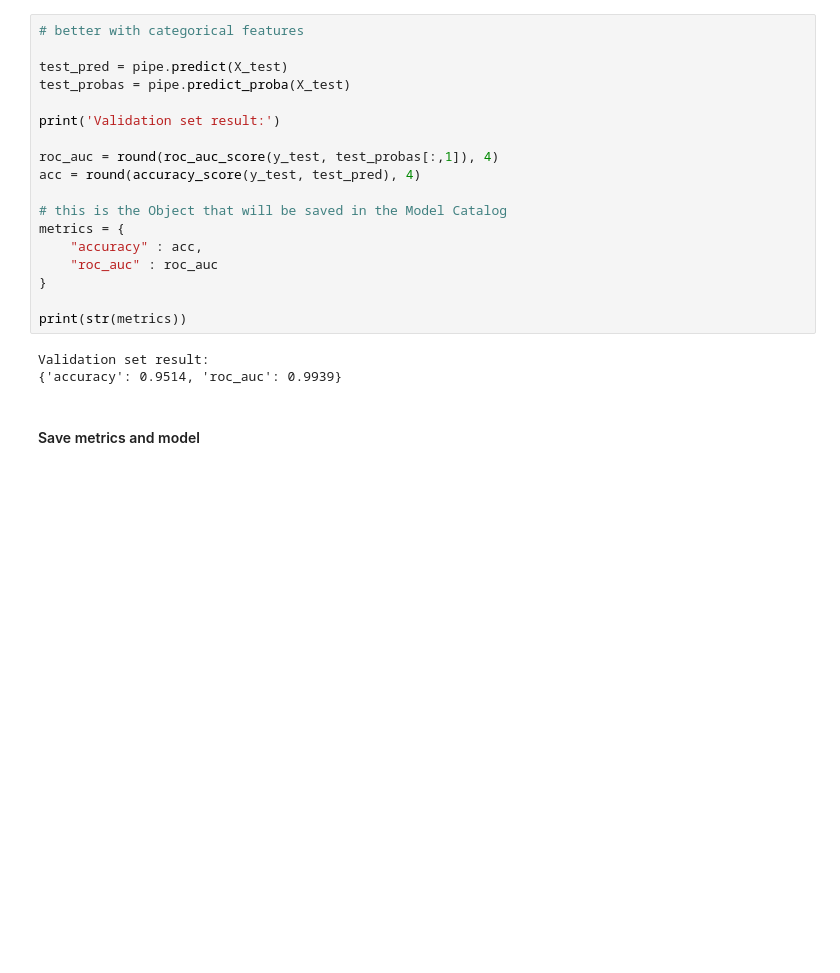
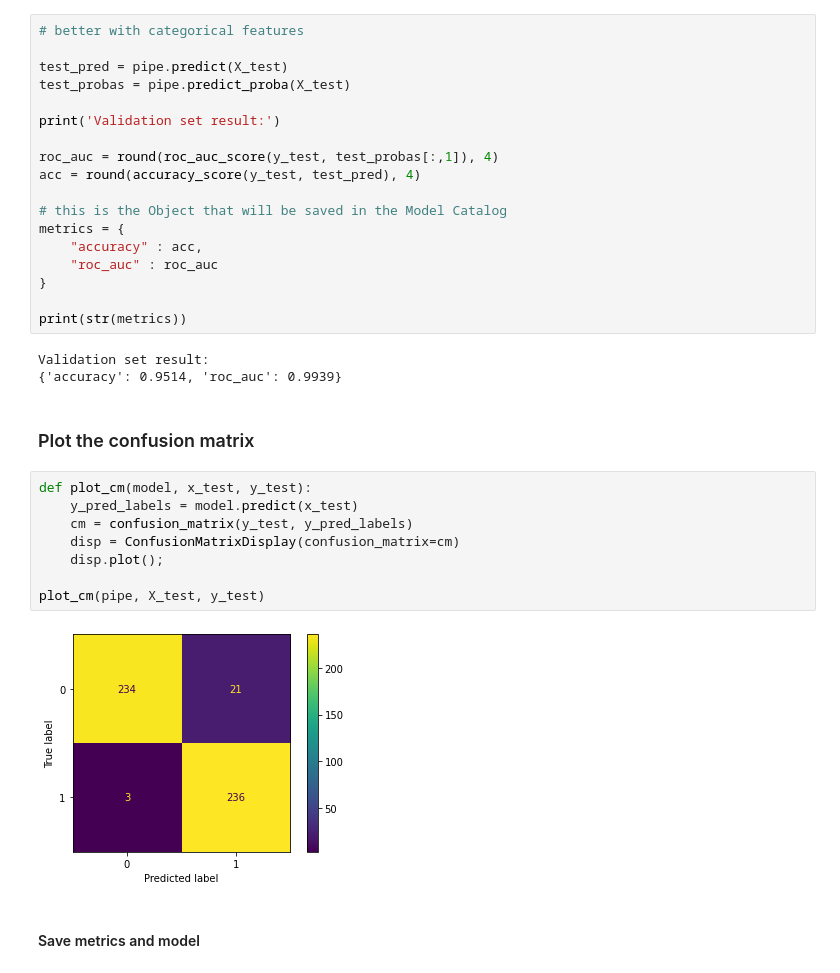
Before and after one commit to luigisaetta/workshop-july-2022, a Jupyter notebook: complete_example_model_creation_deployment.ipynb, the cells around one changed output. Cells and saved outputs as stored; diff of their text form; blank space fills up the shorter version.

```diff
--- a/complete_example_model_creation_deployment.ipynb
+++ b/complete_example_model_creation_deployment.ipynb
@@ -326,6 +326,18 @@ print(str(metrics))
 # %% [output]
 Validation set result:
 {'accuracy': 0.9514, 'roc_auc': 0.9939}
+# %% [markdown]
+### Plot the confusion matrix
+# %%
+def plot_cm(model, x_test, y_test):
+    y_pred_labels = model.predict(x_test)
+    cm = confusion_matrix(y_test, y_pred_labels)
+    disp = ConfusionMatrixDisplay(confusion_matrix=cm)
+    disp.plot();
+
+plot_cm(pipe, X_test, y_test)
+# %% [output]
+[figure, added]
 # %% [markdown]
 #### Save metrics and model
 # %%
```
Also changed, not shown: 1 other file.
